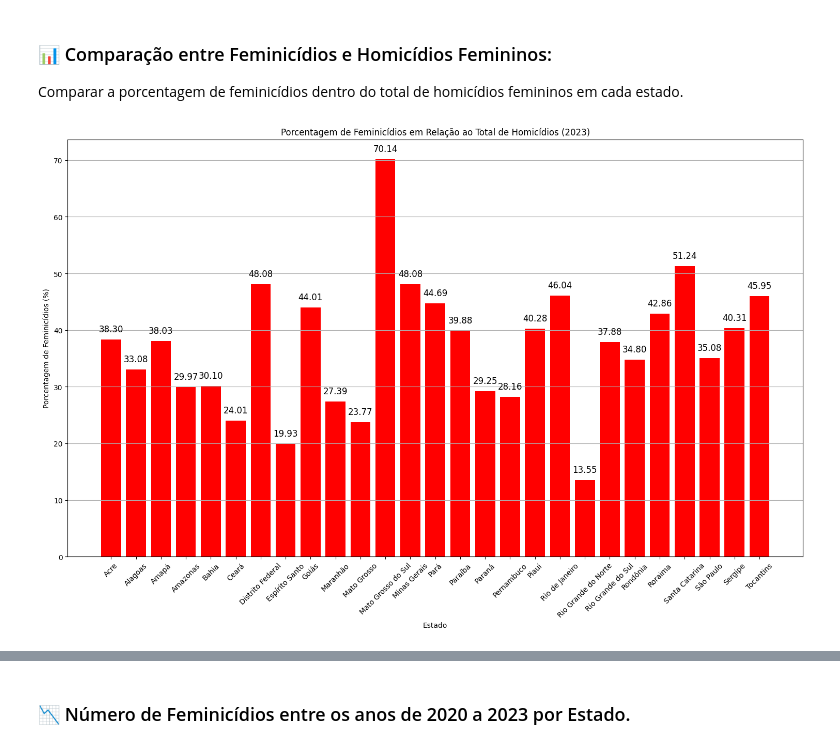
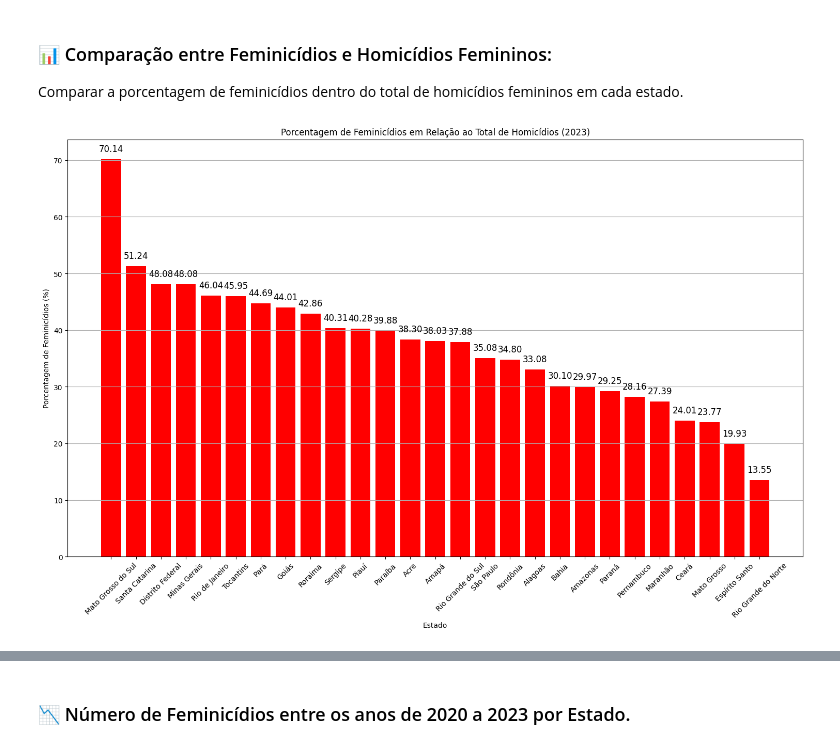
Before and after one commit to CarolyneS14/on33-python-s17-s18-projeto-final, a Jupyter notebook: on33_python_s18_Projeto_Final.ipynb, the cells around one changed output, grey strips where cells are left out. Drawn from its saved outputs; the diff is of its cells as text; code cells hidden in the pictures.

```diff
--- a/on33_python_s18_Projeto_Final.ipynb
+++ b/on33_python_s18_Projeto_Final.ipynb
@@ -632,26 +632,29 @@ As regiões com maior numero de casos de feminicidio são:
 
 Comparar a porcentagem de feminicídios dentro do total de homicídios femininos em cada estado.
 # %%
+# Classificar o DataFrame por homicídios em ordem decrescente
+df_feminicidio = df_feminicidio.sort_values(by='porcentagem_feminicidios', ascending=False)
+
 # Calcular a porcentagem de feminicídios sobre homicídios
 df_feminicidio['porcentagem_feminicidios'] = (df_feminicidio['total_feminicidios_2023'] /
                                                df_feminicidio['homicidios_2023']) * 100
 
 # Visualizar os resultados
 plt.figure(figsize=(15, 10))
 plt.bar(df_feminicidio['estado'], df_feminicidio['porcentagem_feminicidios'], color='red')
 plt.title('Porcentagem de Feminicídios em Relação ao Total de Homicídios (2023)')
 plt.xlabel('Estado')
 plt.ylabel('Porcentagem de Feminicídios (%)')
 plt.xticks(rotation=45)
 plt.grid(axis='y')
 
 # Adicionando rótulos de valor nas barras
 valores = df_feminicidio['porcentagem_feminicidios']  # Definindo a variável valores
 for i, v in enumerate(valores):
     plt.text(i, v + 1, f'{v:.2f}', ha='center', va='bottom', fontsize=12)
 
 # Visualizar o gráfico
 plt.tight_layout()  # Ajustar o layout para evitar sobreposições
 plt.show()
 # %% [output]
-[figure, old version]
+[figure, new version]
```
Also changed, not shown: parts of 7 cells of this notebook.
